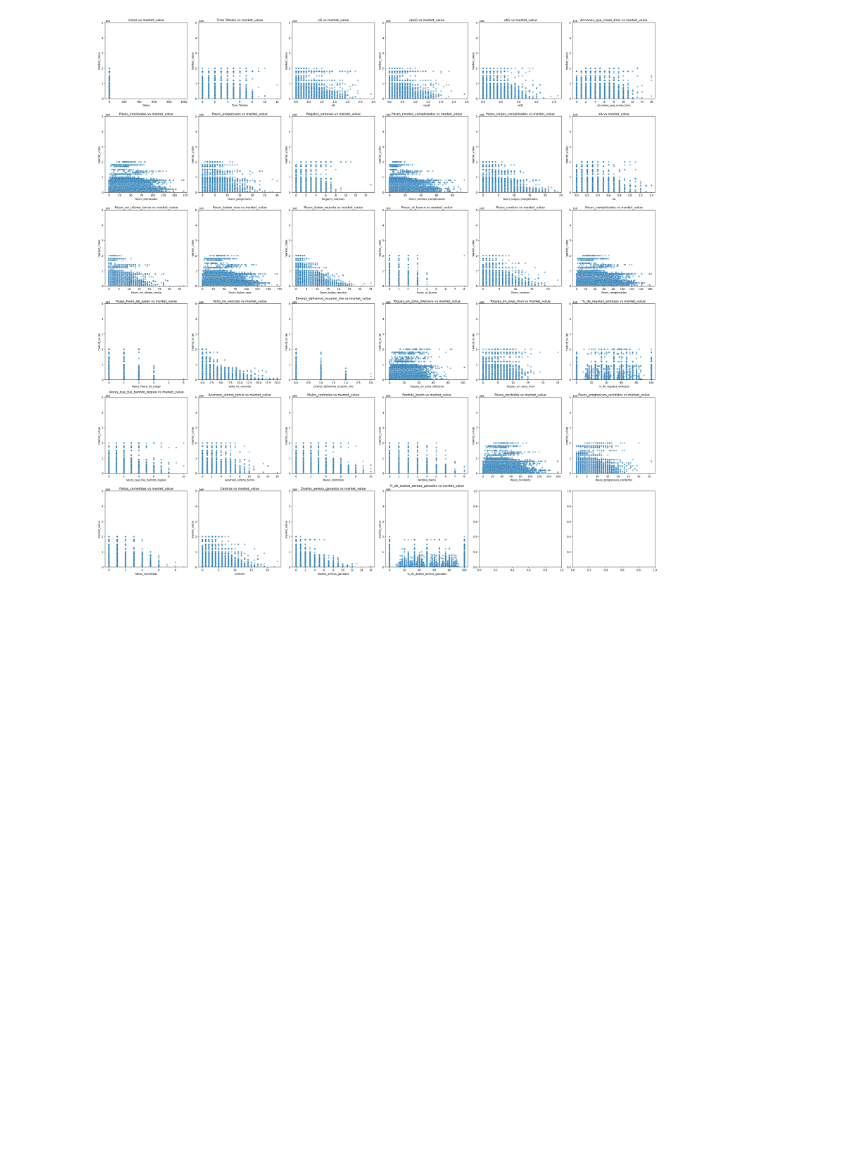
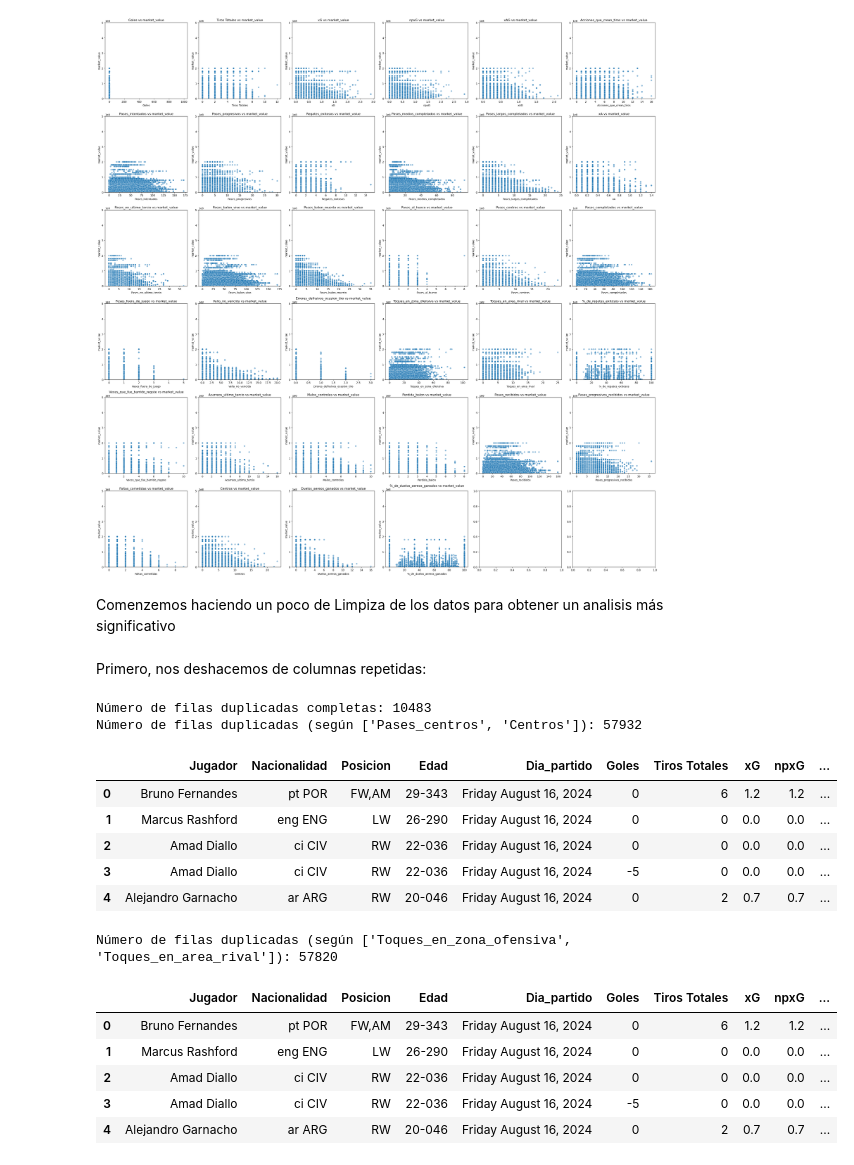
Before and after one commit to BI-organization/lab1, a Jupyter notebook: Lab1.ipynb, the cells around one changed output. Drawn from its saved outputs; the diff is of its cells as text; code cells hidden in the pictures; blank space fills up the shorter version.

Commit message:
Primeros cambios hoy

```diff
--- a/Lab1.ipynb
+++ b/Lab1.ipynb
@@ -281,3 +306,43 @@ plt.tight_layout()
 plt.show()
 # %% [output]
 [figure]
+# %% [markdown]
+Comenzemos haciendo un poco de Limpiza de los datos para obtener un analisis más significativo
+# %% [markdown]
+Primero, nos deshacemos de columnas repetidas:
+# %%
+# Conteo de filas duplicadas completas
+num_duplicados = df_players.duplicated().sum()
+print(f"Número de filas duplicadas completas: {num_duplicados}")
+
+# Definir variables para duplicados parciales según semántica
+variables_para_duplicados_parciales = ['Pases_centros', 'Centros']
+variables_para_duplicados_parciales_2 = ['Toques_en_zona_ofensiva', 'Toques_en_area_rival']
+
+# Duplicados según el primer set
+duplicados_set1 = df_players.duplicated(subset=variables_para_duplicados_parciales, keep=False)
+num_dup_set1 = duplicados_set1.sum()
+print(f"Número de filas duplicadas (según {variables_para_duplicados_parciales}): {num_dup_set1}")
+display(df_players[duplicados_set1].head())
+
+# Duplicados según el segundo set
+duplicados_set2 = df_players.duplicated(subset=variables_para_duplicados_parciales_2, keep=False)
+num_dup_set2 = duplicados_set2.sum()
+print(f"Número de filas duplicadas (según {variables_para_duplicados_parciales_2}): {num_dup_set2}")
+display(df_players[duplicados_set2].head())
+# %% [output]
+Número de filas duplicadas completas: 10483
+Número de filas duplicadas (según ['Pases_centros', 'Centros']): 57932
+|  | Jugador | Nacionalidad | Posicion | Edad | Dia_partido | Goles | Tiros Totales | xG | npxG | ... |
+| 0 | Bruno Fernandes | pt POR | FW,AM | 29-343 | Friday August 16, 2024 | 0 | 6 | 1.2 | 1.2 | ... |
+| 1 | Marcus Rashford | eng ENG | LW | 26-290 | Friday August 16, 2024 | 0 | 0 | 0.0 | 0.0 | ... |
+| 2 | Amad Diallo | ci CIV | RW | 22-036 | Friday August 16, 2024 | 0 | 0 | 0.0 | 0.0 | ... |
+| 3 | Amad Diallo | ci CIV | RW | 22-036 | Friday August 16, 2024 | -5 | 0 | 0.0 | 0.0 | ... |
+| 4 | Alejandro Garnacho | ar ARG | RW | 20-046 | Friday August 16, 2024 | 0 | 2 | 0.7 | 0.7 | ... |
+Número de filas duplicadas (según ['Toques_en_zona_ofensiva', 'Toques_en_area_rival']): 57820
+|  | Jugador | Nacionalidad | Posicion | Edad | Dia_partido | Goles | Tiros Totales | xG | npxG | ... |
+| 0 | Bruno Fernandes | pt POR | FW,AM | 29-343 | Friday August 16, 2024 | 0 | 6 | 1.2 | 1.2 | ... |
+| 1 | Marcus Rashford | eng ENG | LW | 26-290 | Friday August 16, 2024 | 0 | 0 | 0.0 | 0.0 | ... |
+| 2 | Amad Diallo | ci CIV | RW | 22-036 | Friday August 16, 2024 | 0 | 0 | 0.0 | 0.0 | ... |
+| 3 | Amad Diallo | ci CIV | RW | 22-036 | Friday August 16, 2024 | -5 | 0 | 0.0 | 0.0 | ... |
+| 4 | Alejandro Garnacho | ar ARG | RW | 20-046 | Friday August 16, 2024 | 0 | 2 | 0.7 | 0.7 | ... |
```
Also changed, not shown: parts of 13 cells of this notebook, 1 other file.
